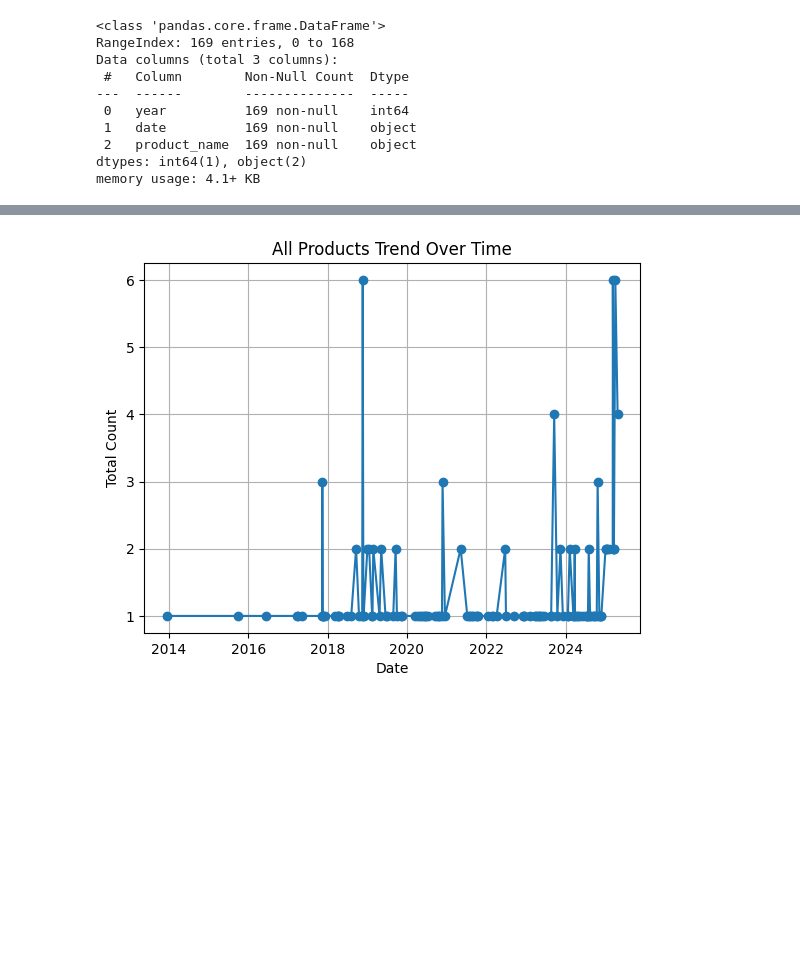
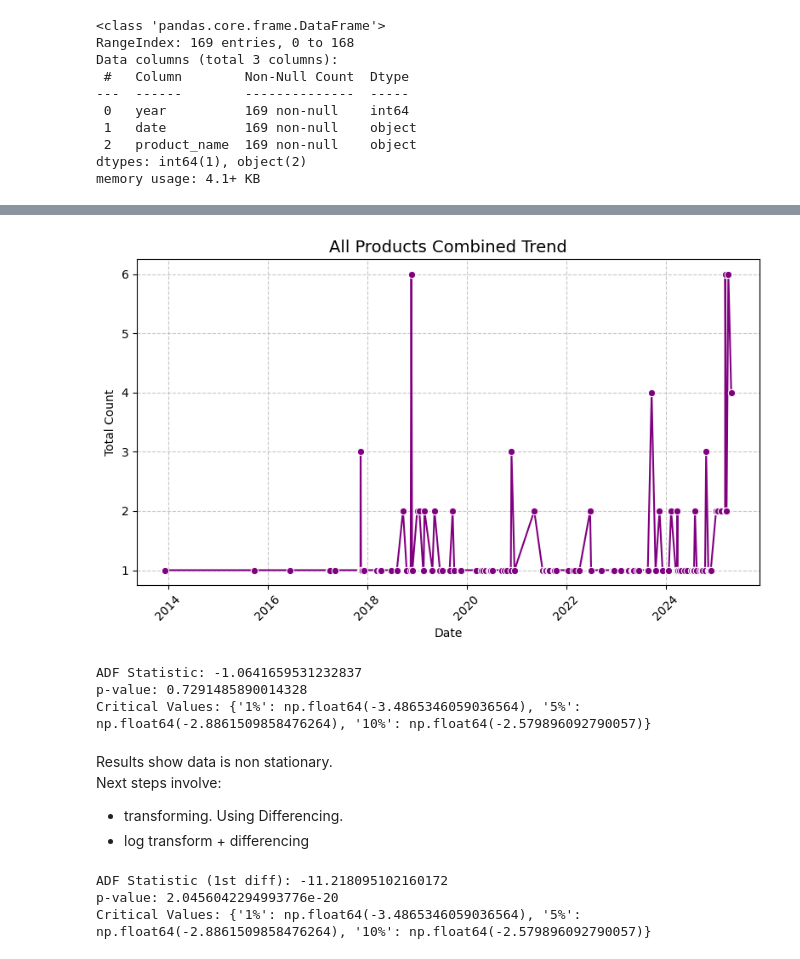
Before and after one commit to afiadata/ppb_recalls, a Jupyter notebook: notebooks/02_EDA.ipynb, the cells around one changed output, grey strips where cells are left out. Drawn from its saved outputs; the diff is of its cells as text; code cells hidden in the pictures; blank space fills up the shorter version.

```diff
--- a/notebooks/02_EDA.ipynb
+++ b/notebooks/02_EDA.ipynb
@@ -39,4 +46,14 @@ def fix_year_format(d):
 stacked["year"] = pd.to_datetime(stacked["year"],format="%Y")
 stacked["date"] = stacked["date"].apply(fix_year_format)
 # %%
+# convert data types
+
+## year column
 stacked["year"] = stacked["year"].dt.date
+
+## date column
+stacked["date"] = pd.to_datetime(stacked["date"],format="%d/%m/%Y")
+stacked["date"] = stacked["date"].dt.date
+
+## sort by date column
+stacked_clean = stacked.sort_values("date")
@@ -47,0 +62,3 @@ stacked = stacked.sort_values("date")
+# %%
+# Standardize case and remove special characters
+stacked_clean["product_name"] = stacked_clean["product_name"].str.title().apply(lambda x: re.sub(r'[^\x00-\x7F]+', ' ', x)).str.strip().str.lower()
@@ -48,2 +211,4 @@ stacked = stacked.sort_values("date")
+# %%
+stacked_clean["drug_class"] = stacked_clean["product_name"].apply(infer_drug_class)
 # %%
 counts = stacked.groupby(["date", "product_name"]).size().reset_index(name="count")
@@ -71,12 +235,45 @@ date
+# %%
+daily_totals = stacked_clean.groupby("date").size().reset_index(name="count")
 # %%
-daily_totals = stacked.groupby("date").size()
-
-# Plot
-daily_totals.plot(kind="line", marker="o")
-plt.title("All Products Trend Over Time")
+plt.figure(figsize=(8,5))
+sns.lineplot(data=daily_totals, x="date", y="count", marker="o", color="purple")
+plt.title("All Products Combined Trend", fontsize=14)
 plt.xlabel("Date")
 plt.ylabel("Total Count")
-plt.grid(True)
+plt.xticks(rotation=45)
+plt.grid(True, linestyle="--", alpha=0.7)
+plt.tight_layout()
 plt.show()
 # %% [output]
-[figure, old version]
+[figure, new version]
+# %%
+from statsmodels.tsa.stattools import adfuller
+
+result = adfuller(daily_totals["count"])
+
+print("ADF Statistic:", result[0])
+print("p-value:", result[1])
+print("Critical Values:", result[4])
+# %% [output]
+ADF Statistic: -1.0641659531232837
+p-value: 0.7291485890014328
+Critical Values: {'1%': np.float64(-3.4865346059036564), '5%': np.float64(-2.8861509858476264), '10%': np.float64(-2.579896092790057)}
+# %% [markdown]
+Results show data is non stationary.
+Next steps involve:
+- transforming. Using Differencing.
+- log transform + differencing
+# %%
+# First difference
+daily_totals["diff_1"] = daily_totals["count"].diff().dropna()
+
+# Run ADF on differenced data
+result_diff = adfuller(daily_totals["diff_1"].dropna())
+
+print("ADF Statistic (1st diff):", result_diff[0])
+print("p-value:", result_diff[1])
+print("Critical Values:", result_diff[4])
+# %% [output]
+ADF Statistic (1st diff): -11.218095102160172
+p-value: 2.0456042294993776e-20
+Critical Values: {'1%': np.float64(-3.4865346059036564), '5%': np.float64(-2.8861509858476264), '10%': np.float64(-2.579896092790057)}
```
Also changed, not shown: parts of 28 cells of this notebook, 5 other files.
